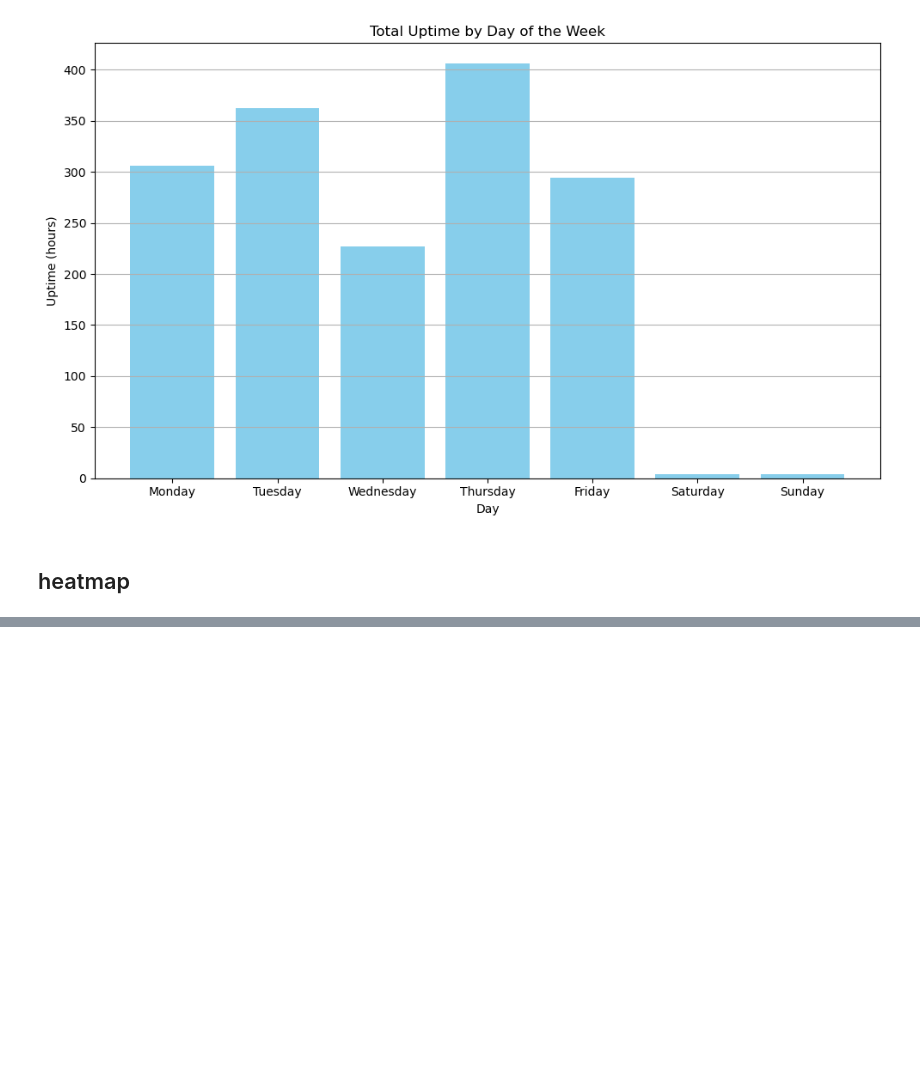
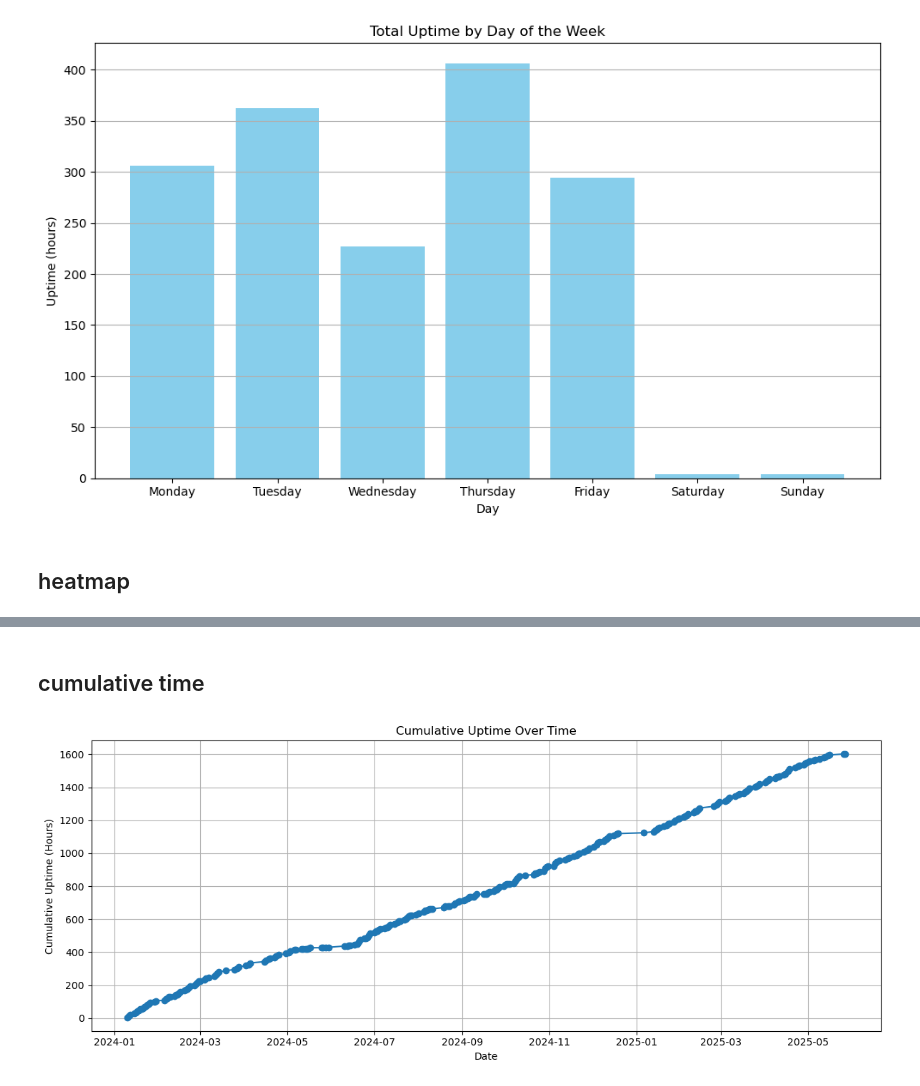
Before and after one commit to fitz35/my_personnal_script, a Jupyter notebook: src/analyze/analyze.ipynb, the cells around one changed output, grey strips where cells are left out. Saved outputs shown, nothing was run; the diff lists cells and outputs as text; code cells hidden in the pictures; blank space fills up the shorter version.

```diff
--- a/src/analyze/analyze.ipynb
+++ b/src/analyze/analyze.ipynb
@@ -161,0 +164,49 @@ plot_uptime_heatmap(fused_uptime, group_by="month")
+# %% [markdown]
+## cumulative time
+# %%
+def plot_cumulative_uptime_by_day(fused_records: list[UptimeRecord]):
+
+    # Step 2: Aggregate uptime by date
+    daily_totals = defaultdict(timedelta)
+
+    for record in fused_records:
+        current_start = record.start_time
+        current_end = record.end_time
+
+        while current_start < current_end:
+            next_day = (current_start + timedelta(days=1)).replace(hour=0, minute=0, second=0, microsecond=0)
+            split_end = min(current_end, next_day)
+            duration = split_end - current_start
+
+            date_key = current_start.date()
+            daily_totals[date_key] += duration
+
+            current_start = split_end
+
+    # Step 3: Sort days and compute cumulative sum in hours
+    sorted_dates = sorted(daily_totals)
+    cumulative_hours = []
+    total = 0.0
+
+    for date in sorted_dates:
+        hours = daily_totals[date].total_seconds() / 3600.0
+        total += hours
+        cumulative_hours.append((date, total))
+
+    # Step 4: Prepare for plotting
+    dates = [d for d, _ in cumulative_hours]
+    values = [h for _, h in cumulative_hours]
+
+    # Step 5: Plot
+    plt.figure(figsize=(12, 5))
+    plt.plot(dates, values, marker='o', linestyle='-')
+    plt.title("Cumulative Uptime Over Time")
+    plt.xlabel("Date")
+    plt.ylabel("Cumulative Uptime (Hours)")
+    plt.grid(True)
+    plt.tight_layout()
+    plt.show()
+
+plot_cumulative_uptime_by_day(fused_uptime)
+# %% [output]
+[figure, added]
```
Also changed, not shown: parts of 1 cell of this notebook.
